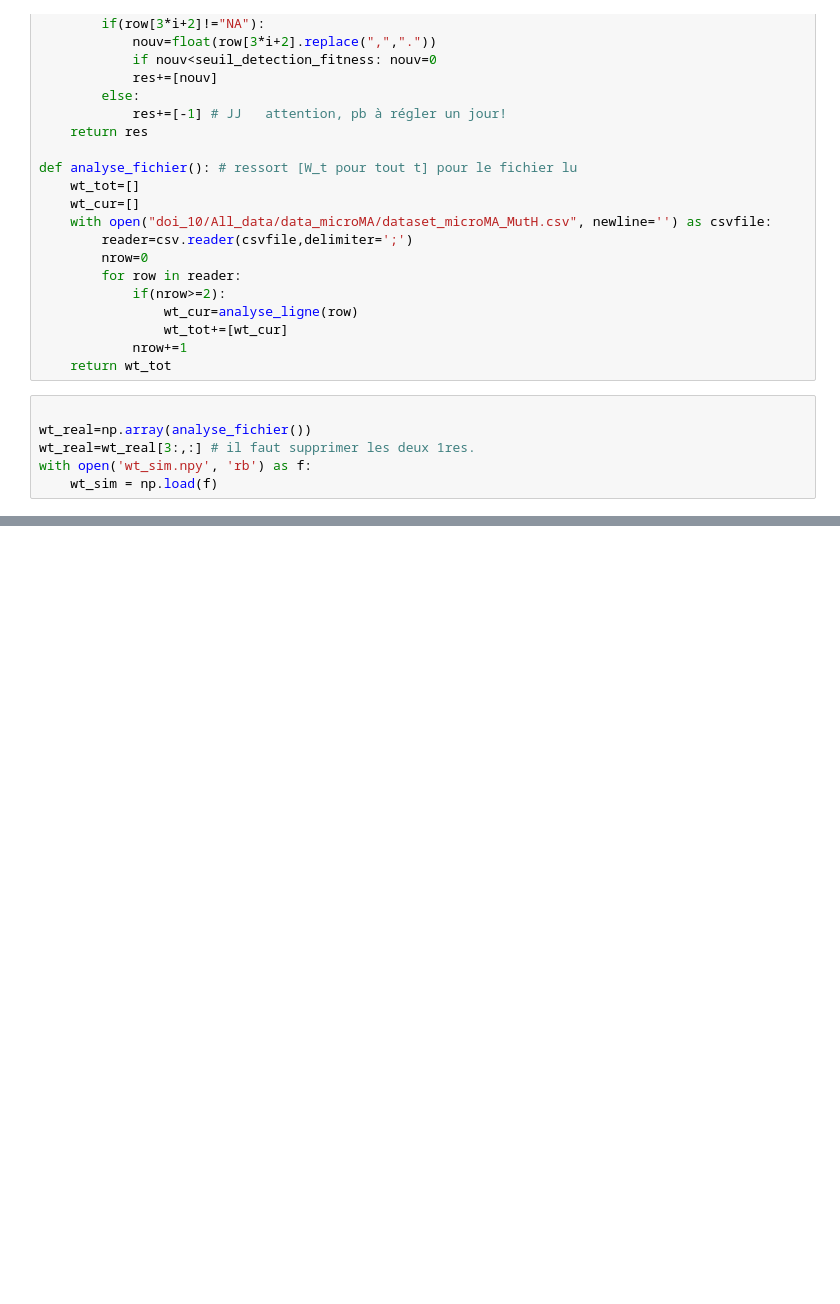
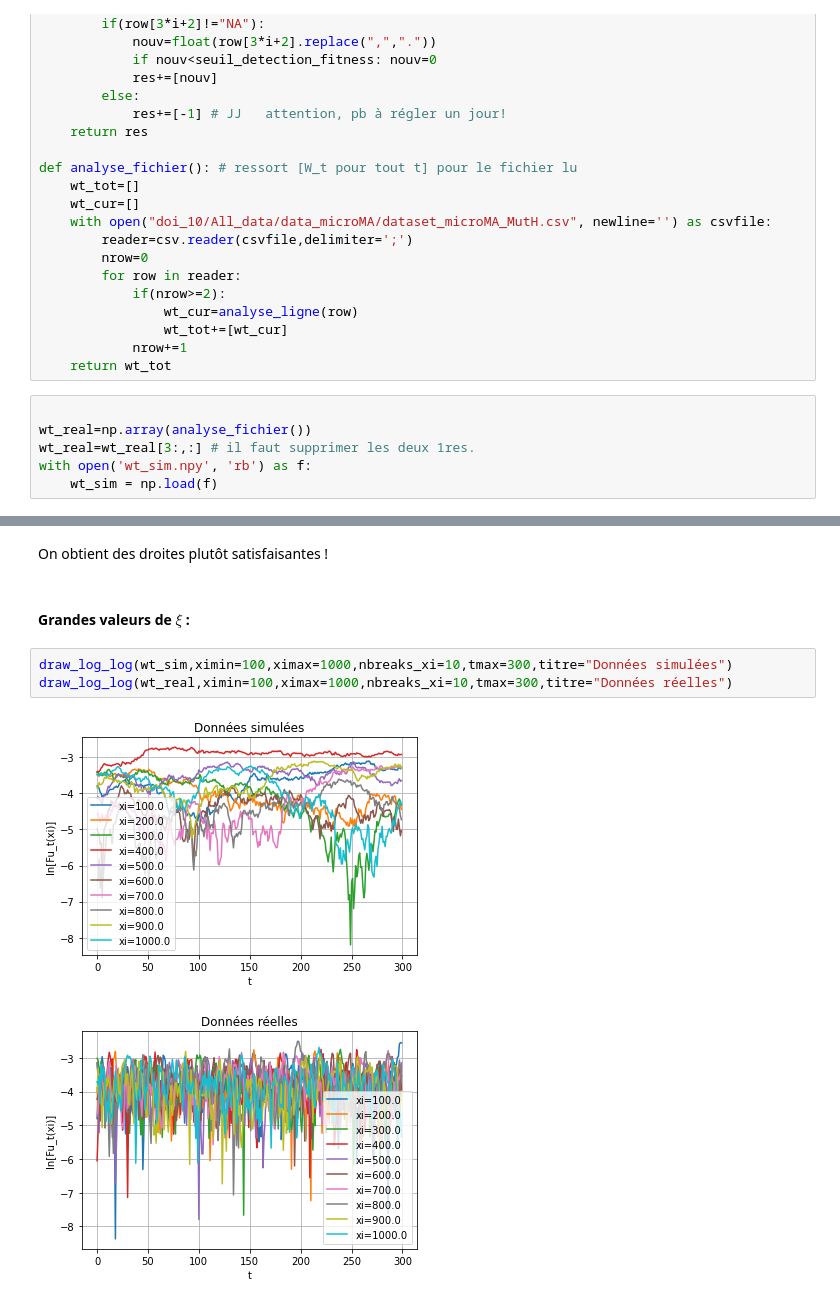
Before and after one commit to Jeremy-Andreoletti/MSV_Project_DFE, a Jupyter notebook: utilisation_fourier.ipynb, the cells around one changed output, grey strips where cells are left out. Cells and saved outputs as stored; diff of their text form; blank space fills up the shorter version.

```diff
--- a/utilisation_fourier.ipynb
+++ b/utilisation_fourier.ipynb
@@ -114,0 +165,10 @@ plt.show()
+# %% [markdown]
+On obtient des droites plutôt satisfaisantes !
+# %% [markdown]
+#### Grandes valeurs de $\xi$ :
+# %%
+draw_log_log(wt_sim,ximin=100,ximax=1000,nbreaks_xi=10,tmax=300,titre="Données simulées")
+draw_log_log(wt_real,ximin=100,ximax=1000,nbreaks_xi=10,tmax=300,titre="Données réelles")
+# %% [output]
+[figure, added]
+[figure, added]
```
Also changed, not shown: parts of 29 cells of this notebook.
